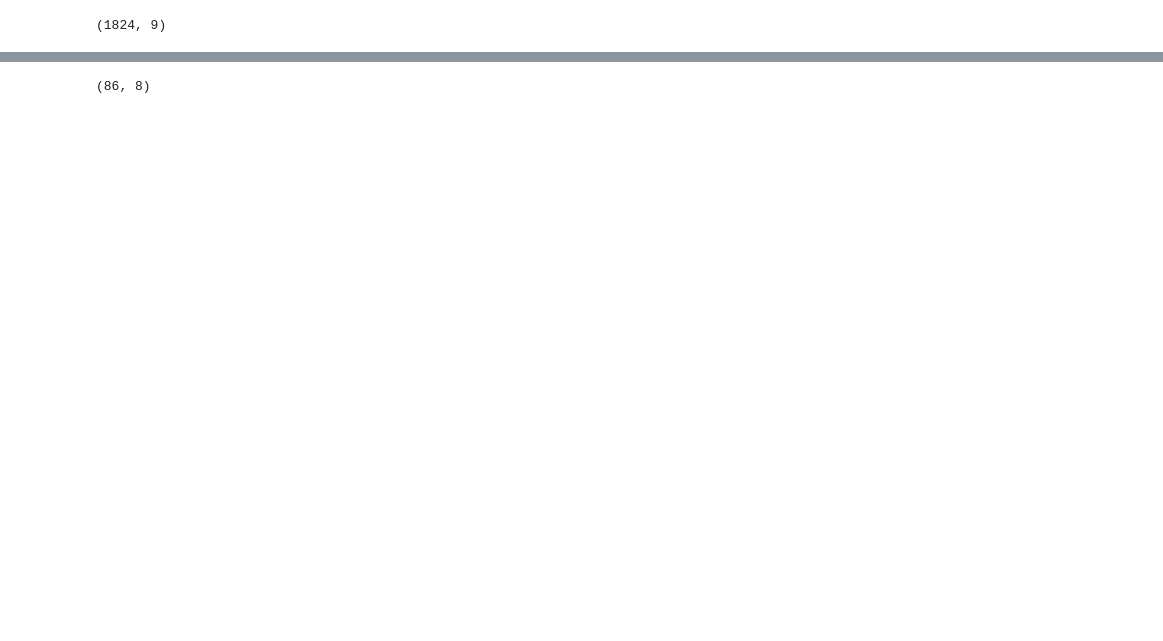
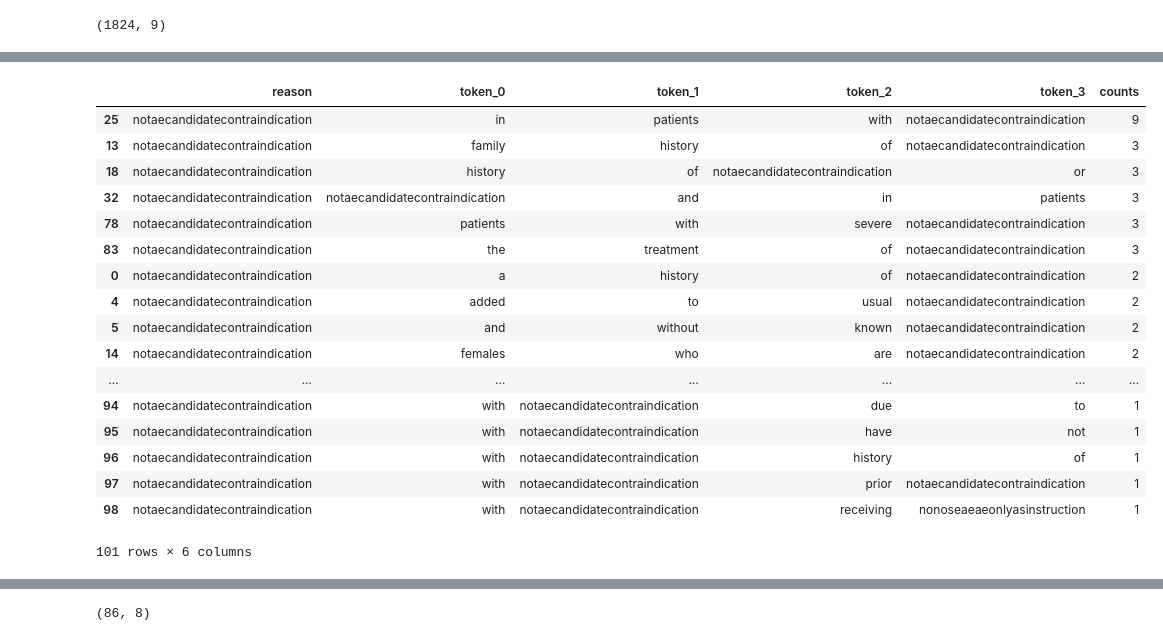
Before and after one commit to ClarityNLP/ClarityNLP, a Jupyter notebook: notebooks/cooking/Cooking_with_ClarityNLP_011619.ipynb, the cells around one changed output, grey strips where cells are left out. Cells and saved outputs as stored; diff of their text form; code cells hidden in the pictures; blank space fills up the shorter version.

```diff
--- a/notebooks/cooking/Cooking_with_ClarityNLP_011619.ipynb
+++ b/notebooks/cooking/Cooking_with_ClarityNLP_011619.ipynb
@@ -376,0 +423,21 @@ Min row sum=  0
+# %%
+ngramdf_a[ngramdf_a['reason']=="notaecandidatecontraindication"].groupby(['reason', 'token_0', 'token_1', 'token_2', 'token_3'])['reason', 'token_0', 'token_1', 'token_2', 'token_3'].size().reset_index(name='counts').sort_values(['reason','counts'], ascending=False)
+# %% [output]
+|  | reason | token_0 | token_1 | token_2 | token_3 | counts |
+| 25 | notaecandidatecontraindication | in | patients | with | notaecandidatecontraindication | 9 |
+| 13 | notaecandidatecontraindication | family | history | of | notaecandidatecontraindication | 3 |
+| 18 | notaecandidatecontraindication | history | of | notaecandidatecontraindication | or | 3 |
+| 32 | notaecandidatecontraindication | notaecandidatecontraindication | and | in | patients | 3 |
+| 78 | notaecandidatecontraindication | patients | with | severe | notaecandidatecontraindication | 3 |
+| 83 | notaecandidatecontraindication | the | treatment | of | notaecandidatecontraindication | 3 |
+| 0 | notaecandidatecontraindication | a | history | of | notaecandidatecontraindication | 2 |
+| 4 | notaecandidatecontraindication | added | to | usual | notaecandidatecontraindication | 2 |
+| 5 | notaecandidatecontraindication | and | without | known | notaecandidatecontraindication | 2 |
+| 14 | notaecandidatecontraindication | females | who | are | notaecandidatecontraindication | 2 |
+| ... | ... | ... | ... | ... | ... | ... |
+| 94 | notaecandidatecontraindication | with | notaecandidatecontraindication | due | to | 1 |
+| 95 | notaecandidatecontraindication | with | notaecandidatecontraindication | have | not | 1 |
+| 96 | notaecandidatecontraindication | with | notaecandidatecontraindication | history | of | 1 |
+| 97 | notaecandidatecontraindication | with | notaecandidatecontraindication | prior | notaecandidatecontraindication | 1 |
+| 98 | notaecandidatecontraindication | with | notaecandidatecontraindication | receiving | nonoseaeaeonlyasinstruction | 1 |
+101 rows × 6 columns
```
Also changed, not shown: parts of 40 cells of this notebook, 3 other files.
